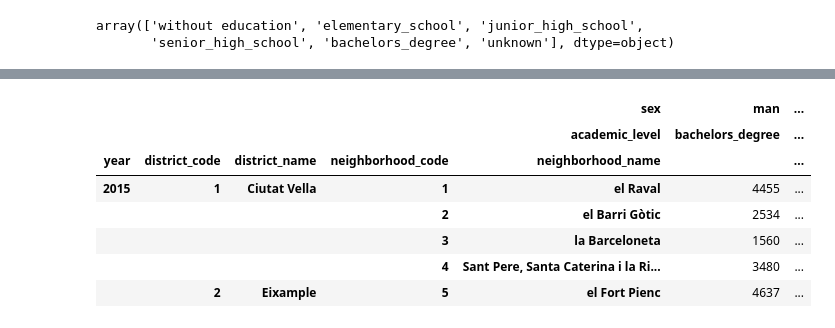
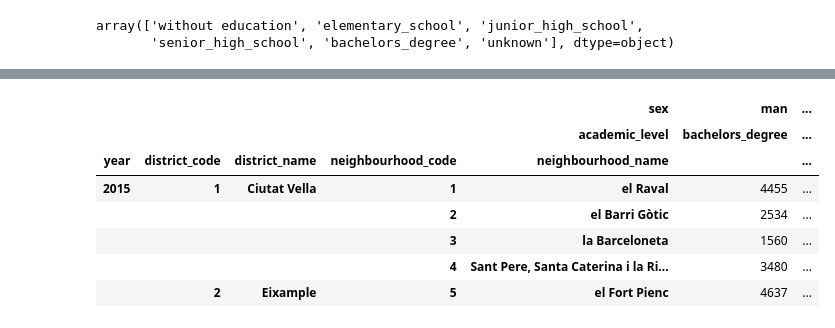
Before and after one commit to AntoniaVillarino/renting_airbnb_barcelona, a Jupyter notebook: academic_level_dataset_cleaning.ipynb, the cells around one changed output, grey strips where cells are left out. Drawn from its saved outputs; the diff is of its cells as text; code cells hidden in the pictures.

```diff
--- a/academic_level_dataset_cleaning.ipynb
+++ b/academic_level_dataset_cleaning.ipynb
@@ -65,8 +65,8 @@ academic_level_df.head()
 academic_level_df = academic_level_df.rename(columns={'Any':'year',
                    'Codi_Districte':'district_code',
                    'Nom_Districte':'district_name',
-                   'Codi_Barri':'neighborhood_code',
-                   'Nom_Barri':'neighborhood_name',
+                   'Codi_Barri':'neighbourhood_code',
+                   'Nom_Barri':'neighbourhood_name',
                    'Sexe':'sex',
                    'Nivell_academic':'academic_level',
                    'Nombre':'number' })
@@ -116,12 +116,12 @@ number               0
 dtype: int64
 # %%
 # set the table to have one row for year and neighborhood
-academic_level_df = pd.pivot_table(academic_level_df, values='number', columns=['sex', 'academic_level'], index=['year', 'district_code', 'district_name', 'neighborhood_code', 'neighborhood_name'])
+academic_level_df = pd.pivot_table(academic_level_df, values='number', columns=['sex', 'academic_level'], index=['year', 'district_code', 'district_name', 'neighbourhood_code', 'neighbourhood_name'])
 academic_level_df.head()
 # %% [output]
 |  |  |  |  | sex | man | ... |
 |  |  |  |  | academic_level | bachelors_degree | ... |
-| year | district_code | district_name | neighborhood_code | neighborhood_name |  | ... |
+| year | district_code | district_name | neighbourhood_code | neighbourhood_name |  | ... |
 | 2015 | 1 | Ciutat Vella | 1 | el Raval | 4455 | ... |
 |  |  |  | 2 | el Barri Gòtic | 2534 | ... |
 |  |  |  | 3 | la Barceloneta | 1560 | ... |
```
Also changed, not shown: parts of 5 cells of this notebook, 3 other files.
